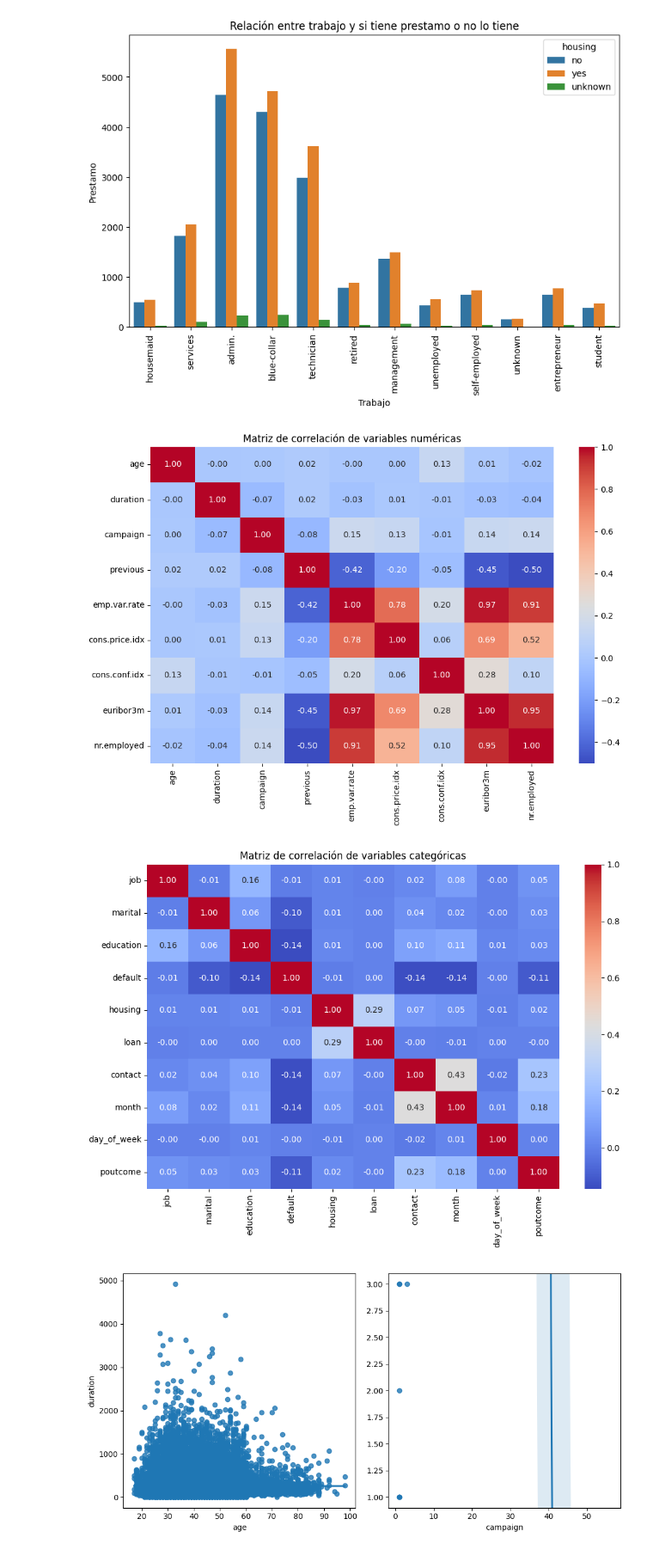
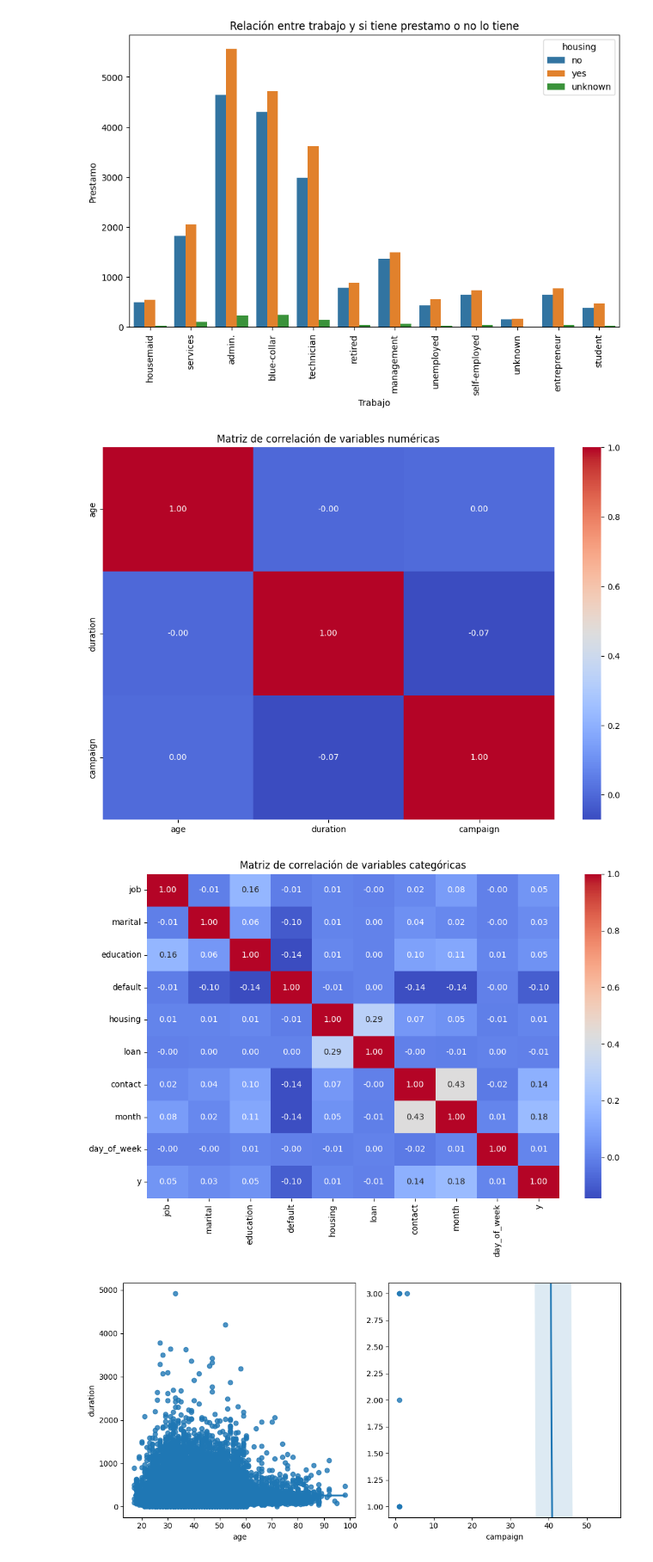
Before and after one commit to jaimed411/014-PROYECTO1-Regresion-Logistica, a Jupyter notebook: src/explore.ipynb, the cells around one changed output. Shown at 86% size. Saved outputs shown, nothing was run; the diff lists cells and outputs as text; code cells hidden in the pictures.

```diff
--- a/src/explore.ipynb
+++ b/src/explore.ipynb
@@ -79,3 +79,7 @@ dataframe.drop_duplicates(inplace = True)
 dataframe.duplicated().sum()
 # %% [output]
 0
+# %%
+#Eliminar información irrelevante
+dataframe.drop(["previous", "poutcome", "pdays", "emp.var.rate", "cons.price.idx", "cons.conf.idx", "euribor3m", "nr.employed"], axis = 1, inplace = True)
+dataframe.head()
@@ -222,36 +222,36 @@ plt.show()
 # %%
 #Análisis numérico-categórico (completo y OPCIONAL)
 
 
 import matplotlib.pyplot as plt
 import seaborn as sns
 
 # Seleccionar las columnas numéricas y categóricas para el análisis
-numeric_columns = ["age", "duration", "campaign", "previous", "emp.var.rate", "cons.price.idx", "cons.conf.idx", "euribor3m", "nr.employed"]
-categorical_columns = ["job", "marital", "education", "default", "housing", "loan", "contact", "month", "day_of_week", "poutcome"]
+numeric_columns = ["age", "duration", "campaign"]
+categorical_columns = ["job", "marital", "education", "default", "housing", "loan", "contact", "month", "day_of_week", "y"]
 
 # Calcular la matriz de correlación entre las variables numéricas
 corr_matrix_numeric = dataframe[numeric_columns].corr()
 
 # Crear el mapa de calor de correlación para variables numéricas
 plt.figure(figsize=(10, 7))
 sns.heatmap(corr_matrix_numeric, annot=True, fmt=".2f", cmap="coolwarm")
 plt.title("Matriz de correlación de variables numéricas")
 plt.tight_layout()
 plt.show()
 
 # Calcular la matriz de correlación entre las variables categóricas
 corr_matrix_categorical = dataframe[categorical_columns].apply(lambda x: pd.factorize(x)[0]).corr()
 
 # Crear el mapa de calor de correlación para variables categóricas
 plt.figure(figsize=(10, 7))
 sns.heatmap(corr_matrix_categorical, annot=True, fmt=".2f", cmap="coolwarm")
 plt.title("Matriz de correlación de variables categóricas")
 plt.tight_layout()
 plt.show()
 # %% [output]
-[figure, old version]
+[figure, new version]
-[figure, old version]
+[figure, new version]
 # %%
 #Analizamos las variables vistas numericas
 
```
Also changed, not shown: parts of 20 cells of this notebook, 2 other files.
